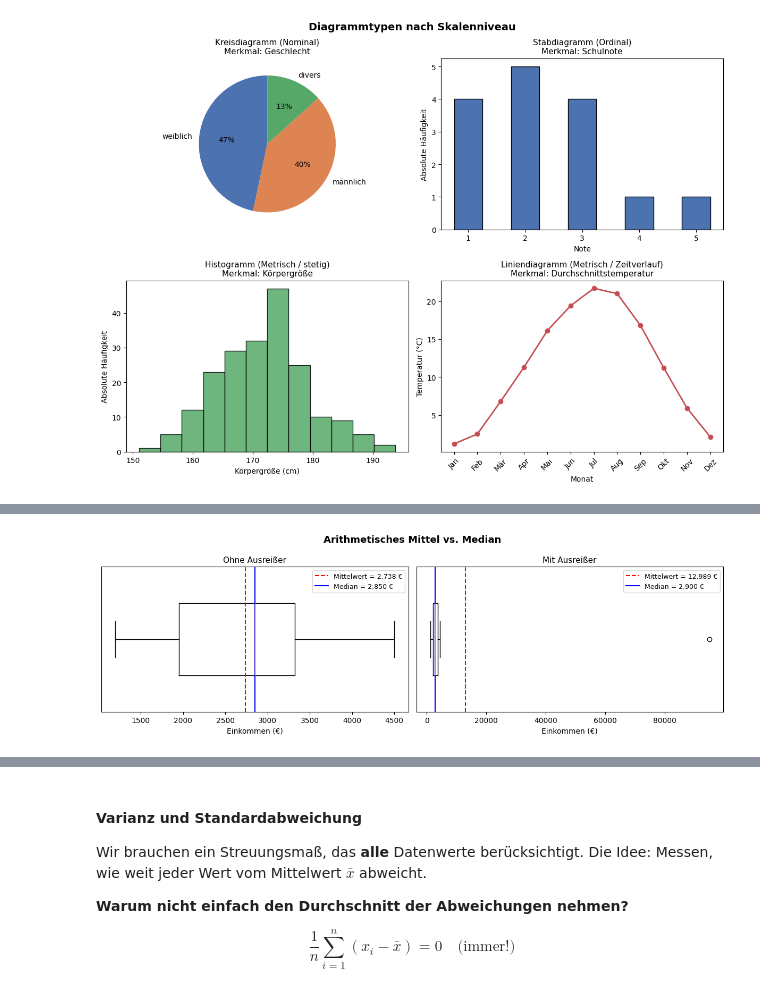
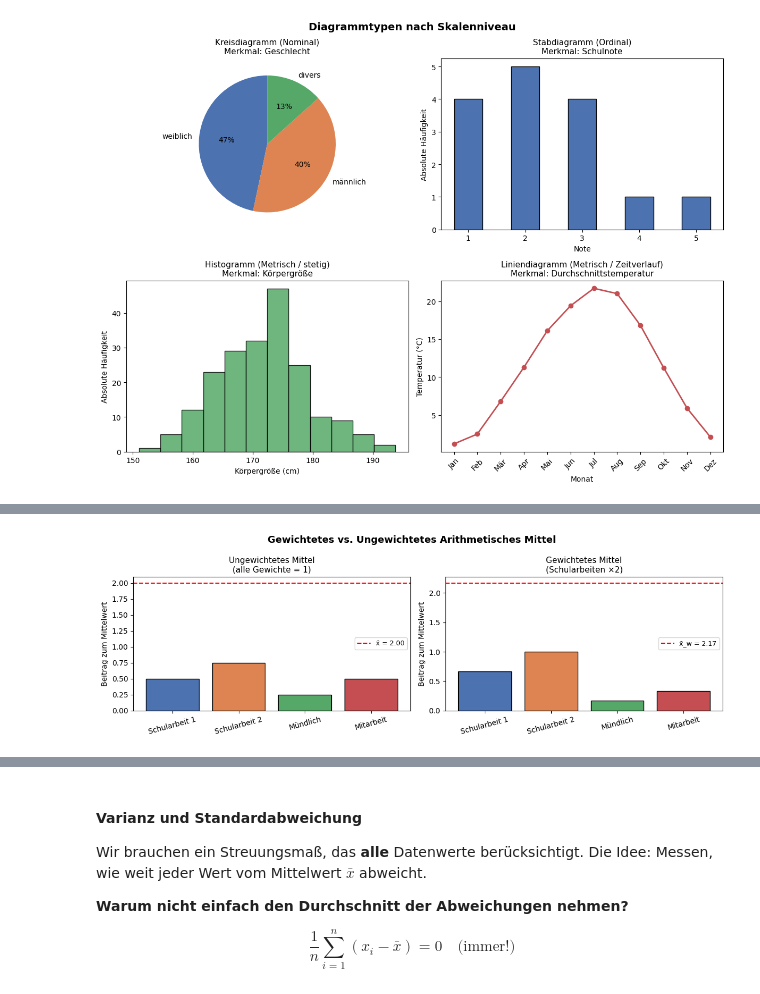
Before and after one commit to Officialstjp/python-math, a Jupyter notebook: Foundations/08_Statistik_und_Wahrscheinlichkeit/01_Beschreibende_Statistik.ipynb, the cells around one changed output, grey strips where cells are left out. Cells and saved outputs as stored; diff of their text form; code cells hidden in the pictures.

```diff
--- a/Foundations/08_Statistik/01_Beschreibende_Statistik.ipynb
+++ b/Foundations/08_Statistik_und_Wahrscheinlichkeit/01_Beschreibende_Statistik.ipynb
@@ -352,38 +363,53 @@ Der **Modus** $x_{\text{mod}}$ ist der Wert, der am **häufigsten** vorkommt —
 # %%
-# === Mittelwert vs. Median — Vergleich mit und ohne Ausreißer ===
+# === Gewichtetes vs. Ungewichtetes Arithmetisches Mittel ===
 import numpy as np
 import matplotlib.pyplot as plt
 
-# --- Datensatz: Monatseinkommen (in Euro) ---
-einkommen_normal = np.array([2800, 1200, 4500, 3200, 2100, 3700, 1500, 2900])
-einkommen_ausreisser = np.append(einkommen_normal, 95000)  # CEO-Gehalt als Ausreißer
+# --- Beispiel: Zeugnisnote mit Gewichtung ---
+noten    = np.array([2, 3, 1, 2])
+gewichte = np.array([2, 2, 1, 1])  # Schularbeiten zählen doppelt
+labels   = ["Schularbeit 1", "Schularbeit 2", "Mündlich", "Mitarbeit"]
 
-for label, daten in [("Ohne Ausreißer", einkommen_normal), ("Mit Ausreißer (95.000 €)", einkommen_ausreisser)]:
-    mittel = np.mean(daten)
-    median = np.median(daten)
-    print(f"--- {label} ---")
-    print(f"  Daten:   {sorted(daten)}")
-    print(f"  x̄ (Mittelwert) = {mittel:,.0f} €")
-    print(f"  x̃ (Median)     = {median:,.0f} €")
-    print(f"  Differenz       = {abs(mittel - median):,.0f} €")
-    print()
+# Berechnung
+mittel_ungewichtet = np.mean(noten)
+mittel_gewichtet   = np.average(noten, weights=gewichte)
 
-# --- Visualisierung ---
+print("=== Zeugnisnoten-Beispiel ===")
+print(f"  {'Prüfung':<18} {'Note':>5} {'Gewicht':>8}")
+print("  " + "-" * 33)
+for lab, note, gew in zip(labels, noten, gewichte):
+    print(f"  {lab:<18} {note:>5} {gew:>8}")
+print()
+print(f"  Ungewichtetes Mittel:  x̄   = {mittel_ungewichtet:.2f}")
+print(f"  Gewichtetes Mittel:    x̄_w = {mittel_gewichtet:.2f}")
+print()
+
+# --- Visualisierung: Beitrag jeder Note zum gewichteten Mittel ---
 fig, axes = plt.subplots(1, 2, figsize=(12, 4))
 
-for ax, label, daten in [(axes[0], "Ohne Ausreißer", einkommen_normal),
-                          (axes[1], "Mit Ausreißer", einkommen_ausreisser)]:
-    ax.boxplot(daten, vert=False, widths=0.5)
-    mittel = np.mean(daten)
-    median = np.median(daten)
-    ax.axvline(mittel, color="red", linestyle="--", linewidth=1.5, label=f"Mittelwert = {mittel:,.0f} €")
-    ax.axvline(median, color="blue", linestyle="-", linewidth=1.5, label=f"Median = {median:,.0f} €")
-    ax.set_title(label, fontsize=11)
-    ax.set_xlabel("Einkommen (€)")
-    ax.legend(fontsize=9)
-    ax.set_yticks([])
+# Ungewichtet
+beitraege_ung = noten / len(noten)
+farben = ["#4C72B0", "#DD8452", "#55A868", "#C44E52"]
+axes[0].bar(labels, beitraege_ung, color=farben, edgecolor="black")
+axes[0].axhline(mittel_ungewichtet, color="red", linestyle="--", linewidth=1.5,
+                label=f"x̄ = {mittel_ungewichtet:.2f}")
+axes[0].set_ylabel("Beitrag zum Mittelwert")
+axes[0].set_title("Ungewichtetes Mittel\n(alle Gewichte = 1)", fontsize=11)
+axes[0].legend(fontsize=9)
+axes[0].tick_params(axis="x", rotation=15)
 
-fig.suptitle("Arithmetisches Mittel vs. Median", fontsize=13, fontweight="bold")
+# Gewichtet
+anteil_gewichte = gewichte / gewichte.sum()
+beitraege_gew = noten * anteil_gewichte
+axes[1].bar(labels, beitraege_gew, color=farben, edgecolor="black")
+axes[1].axhline(mittel_gewichtet, color="red", linestyle="--", linewidth=1.5,
+                label=f"x̄_w = {mittel_gewichtet:.2f}")
+axes[1].set_ylabel("Beitrag zum Mittelwert")
+axes[1].set_title("Gewichtetes Mittel\n(Schularbeiten ×2)", fontsize=11)
+axes[1].legend(fontsize=9)
+axes[1].tick_params(axis="x", rotation=15)
+
+fig.suptitle("Gewichtetes vs. Ungewichtetes Arithmetisches Mittel", fontsize=13, fontweight="bold")
 plt.tight_layout()
 plt.show()
 # %% [output]
@@ -401 +426 @@ plt.show()
-[figure, old version]
+[figure, new version]
```
Also changed, not shown: parts of 9 cells of this notebook, 10 other files.
